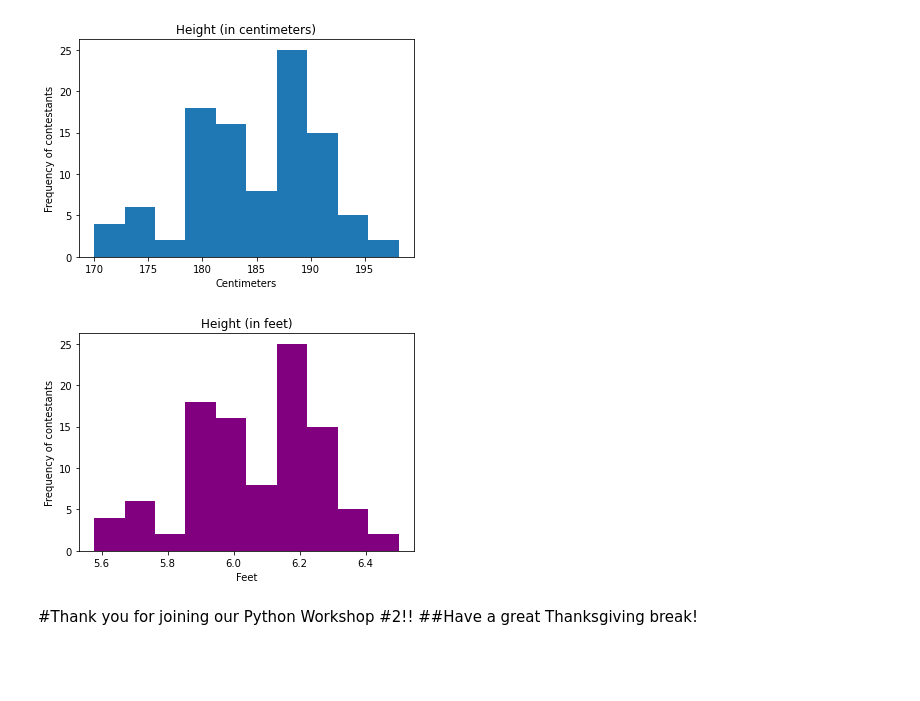
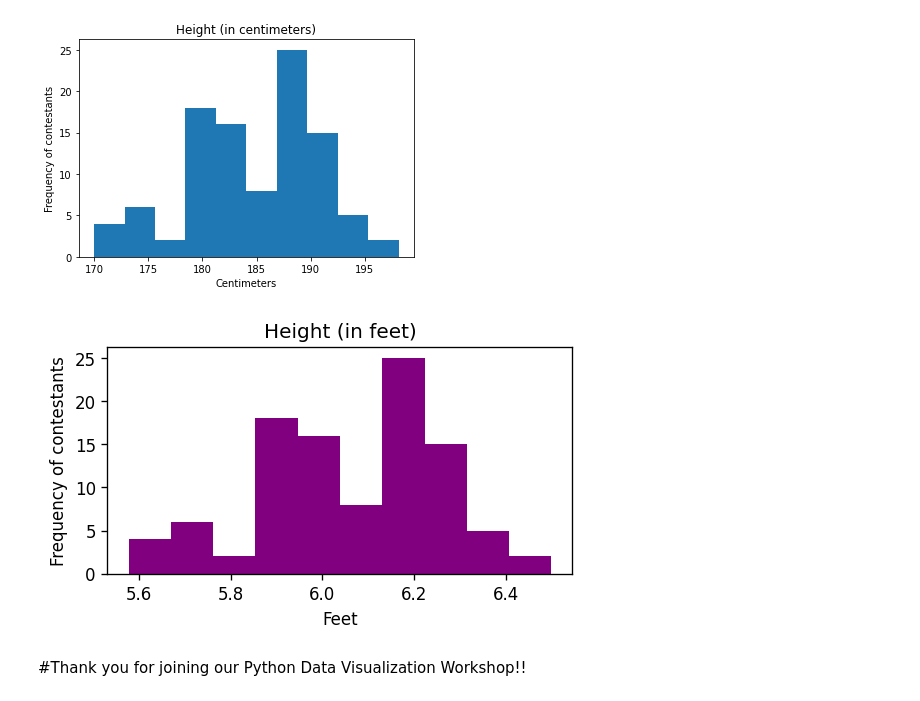
Before and after one commit to davidmena1239/data_viz_workshop, a Jupyter notebook: Python_Data_Visualization_Workshop_(Spring_2022).ipynb, the cells around one changed output. Drawn from its saved outputs; the diff is of its cells as text; code cells hidden in the pictures; blank space fills up the shorter version.

```diff
--- a/Python_Data_Visualization_Workshop_(Spring_2022).ipynb
+++ b/Python_Data_Visualization_Workshop_(Spring_2022).ipynb
@@ -758,21 +800,23 @@ plt.show()
 # %%
 #Lets turn the centimeters into feet. We need to multiply the cm by 0.032808 in order to get feet.
 
 #This will multiply every height by 0.032808
 new_height = df['Height (cm)'] * 0.032808
+
+#Let's adjust the size
+plt.figure(figsize = (5, 2.5), dpi= 120)
 
 #now the plot will show the height in feet
 new_height.plot(kind = "hist", color = "purple")
 
 plt.title("Height (in feet)")
 
 plt.ylabel("Frequency of contestants")
 
 plt.xlabel("Feet")
 
 plt.show()
 # %% [output]
-[figure, old version]
+[figure, new version]
 # %% [markdown]
-#Thank you for joining our Python Workshop #2!!
-##Have a great Thanksgiving break!
+#Thank you for joining our Python Data Visualization Workshop!!
```
Also changed, not shown: parts of 36 cells of this notebook.
